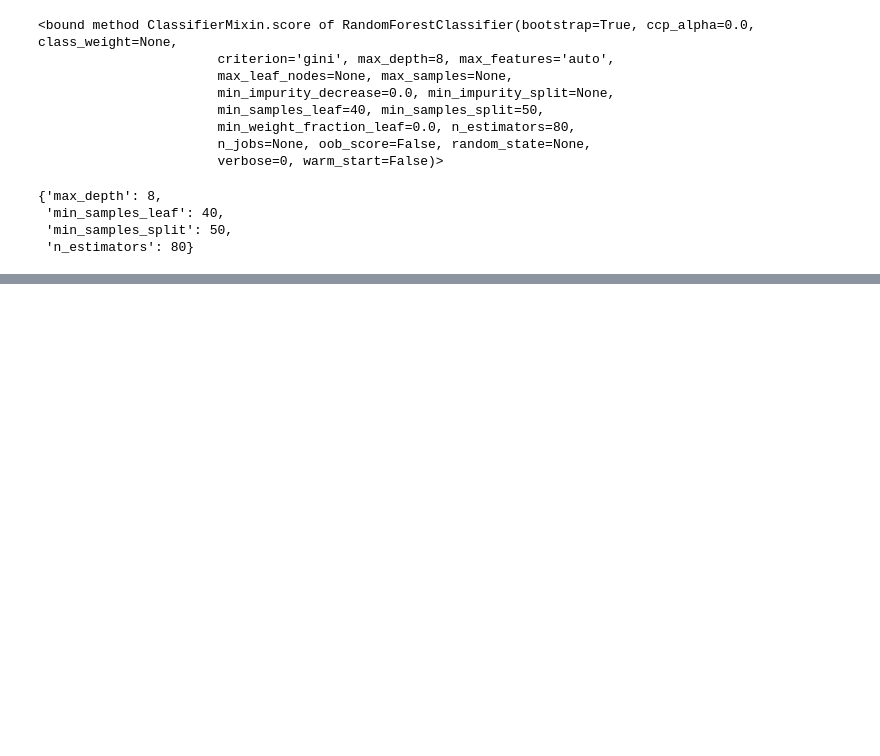
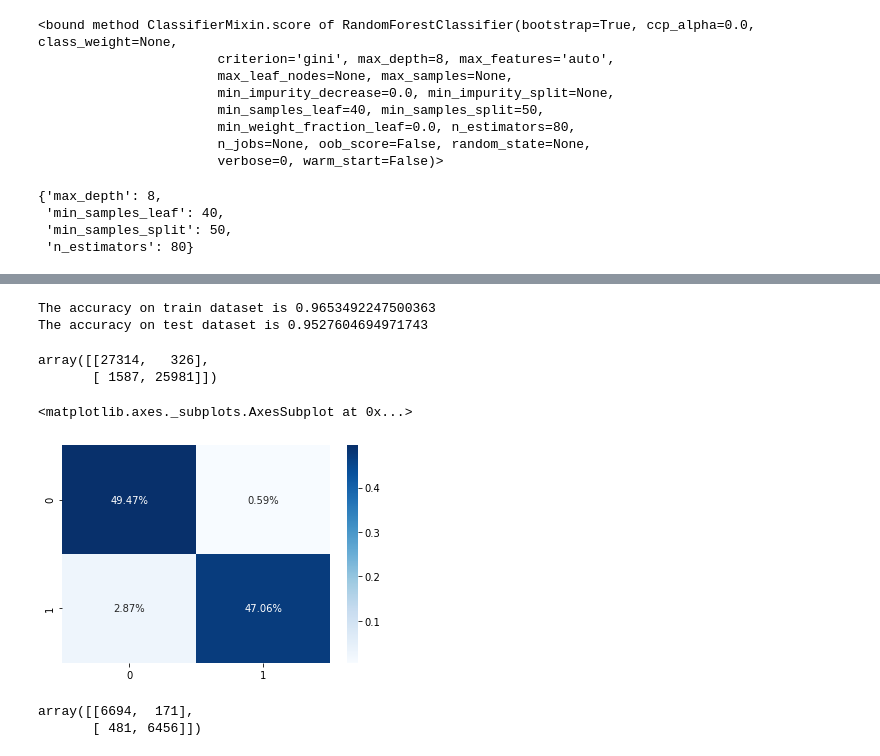
Before and after one commit to hrushikeshsahu19/Predicting-the-effectiveness-of-bank-marketing-campaigns, a Jupyter notebook: Hrushikesh_Sahu_Team_1_Capstone_Project_3.ipynb, the cells around one changed output, grey strips where cells are left out. Drawn from its saved outputs; the diff is of its cells as text; code cells hidden in the pictures; blank space fills up the shorter version.

```diff
--- a/Hrushikesh_Sahu_Team_1_Capstone_Project_3.ipynb
+++ b/Hrushikesh_Sahu_Team_1_Capstone_Project_3.ipynb
@@ -820,0 +940,8 @@ sns.heatmap(test_cm/np.sum(test_cm), annot=True,
+# %%
+# Create an instance of the  XGBClassifier
+xgb_model = xgb.XGBClassifier()
+
+# Grid search
+xgb_grid = GridSearchCV(estimator=xgb_model,param_grid = param_xgb,cv = 5, verbose=2, scoring='roc_auc')
+
+xgb_grid.fit(X_train,Y_train)
@@ -820,0 +1004,43 @@ sns.heatmap(test_cm/np.sum(test_cm), annot=True,
+# %%
+xgb_optimal_model = xgb_grid.best_estimator_
+# %%
+# Making predictions on train and test data
+
+xgb_train_class_preds = xgb_optimal_model.predict(X_train)
+xgb_test_class_preds = xgb_optimal_model.predict(X_test)
+
+
+# Get the probabilities on train and test
+xgb_train_preds = xgb_optimal_model.predict_proba(X_train)[:,1]
+xgb_test_preds = xgb_optimal_model.predict_proba(X_test)[:,1]
+# %%
+# Calculating accuracy on train and test
+xgb_train_accuracy = accuracy_score(Y_train,xgb_train_class_preds)
+xgb_test_accuracy = accuracy_score(Y_test,xgb_test_class_preds)
+
+print("The accuracy on train dataset is", xgb_train_accuracy)
+print("The accuracy on test dataset is", xgb_test_accuracy)
+# %% [output]
+The accuracy on train dataset is 0.9653492247500363
+The accuracy on test dataset is 0.9527604694971743
+# %%
+# Get the confusion matrices for train and test
+xgb_train_cm = confusion_matrix(Y_train,xgb_train_class_preds)
+xgb_test_cm = confusion_matrix(Y_test,xgb_test_class_preds )
+# %%
+xgb_train_cm
+# %% [output]
+array([[27314,   326],
+       [ 1587, 25981]])
+# %%
+#confusion matrix for train data set
+sns.heatmap(xgb_train_cm/np.sum(xgb_train_cm), annot=True,
+            fmt='.2%', cmap='Blues')
+# %% [output]
+<matplotlib.axes._subplots.AxesSubplot at 0x...>
+[figure, added]
+# %%
+xgb_test_cm
+# %% [output]
+array([[6694,  171],
+       [ 481, 6456]])
```
Also changed, not shown: parts of 62 cells of this notebook.
